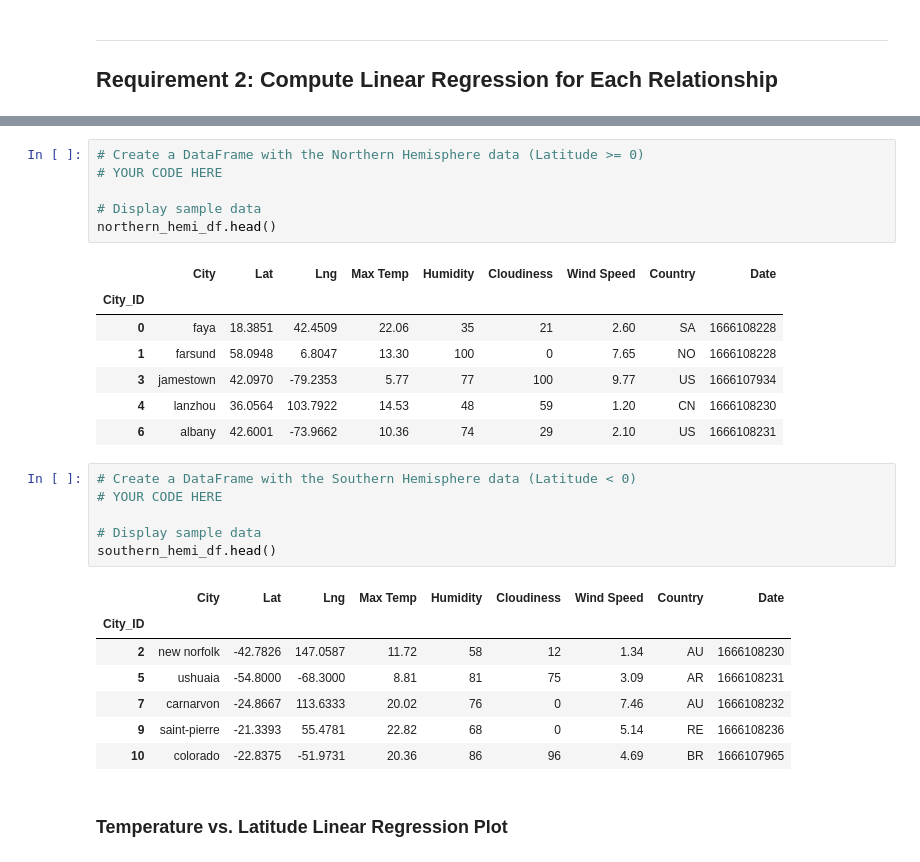
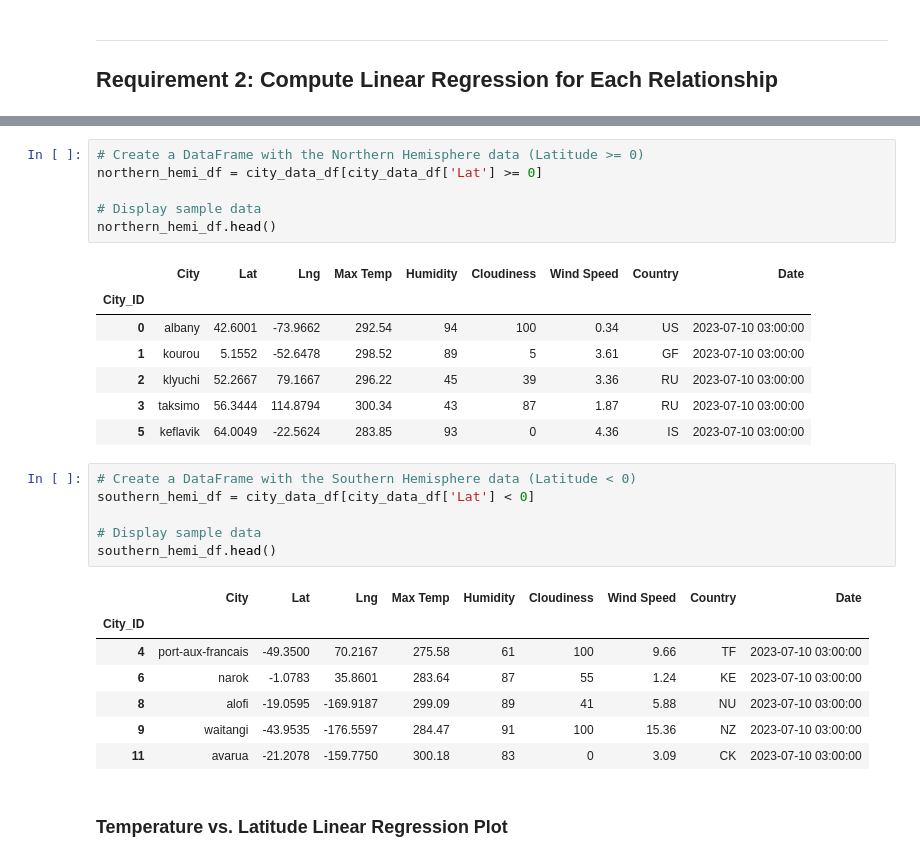
Before and after one commit to martinezzkyara/python-api-challenge, a Jupyter notebook: WeatherPy/WeatherPy.ipynb, the cells around one changed output, grey strips where cells are left out. Cells and saved outputs as stored; diff of their text form.

```diff
--- a/WeatherPy/WeatherPy.ipynb
+++ b/WeatherPy/WeatherPy.ipynb
@@ -256,30 +280,30 @@ plt.show()
 # %%
 # Create a DataFrame with the Northern Hemisphere data (Latitude >= 0)
-# YOUR CODE HERE
+northern_hemi_df = city_data_df[city_data_df['Lat'] >= 0]
 
 # Display sample data
 northern_hemi_df.head()
 # %% [output]
 |  | City | Lat | Lng | Max Temp | Humidity | Cloudiness | Wind Speed | Country | Date |
 | City_ID |  |  |  |  |  |  |  |  |  |
-| 0 | faya | 18.3851 | 42.4509 | 22.06 | 35 | 21 | 2.60 | SA | 1666108228 |
-| 1 | farsund | 58.0948 | 6.8047 | 13.30 | 100 | 0 | 7.65 | NO | 1666108228 |
-| 3 | jamestown | 42.0970 | -79.2353 | 5.77 | 77 | 100 | 9.77 | US | 1666107934 |
-| 4 | lanzhou | 36.0564 | 103.7922 | 14.53 | 48 | 59 | 1.20 | CN | 1666108230 |
-| 6 | albany | 42.6001 | -73.9662 | 10.36 | 74 | 29 | 2.10 | US | 1666108231 |
+| 0 | albany | 42.6001 | -73.9662 | 292.54 | 94 | 100 | 0.34 | US | 2023-07-10 03:00:00 |
+| 1 | kourou | 5.1552 | -52.6478 | 298.52 | 89 | 5 | 3.61 | GF | 2023-07-10 03:00:00 |
+| 2 | klyuchi | 52.2667 | 79.1667 | 296.22 | 45 | 39 | 3.36 | RU | 2023-07-10 03:00:00 |
+| 3 | taksimo | 56.3444 | 114.8794 | 300.34 | 43 | 87 | 1.87 | RU | 2023-07-10 03:00:00 |
+| 5 | keflavik | 64.0049 | -22.5624 | 283.85 | 93 | 0 | 4.36 | IS | 2023-07-10 03:00:00 |
 # %%
 # Create a DataFrame with the Southern Hemisphere data (Latitude < 0)
-# YOUR CODE HERE
+southern_hemi_df = city_data_df[city_data_df['Lat'] < 0]
 
 # Display sample data
 southern_hemi_df.head()
 # %% [output]
 |  | City | Lat | Lng | Max Temp | Humidity | Cloudiness | Wind Speed | Country | Date |
 | City_ID |  |  |  |  |  |  |  |  |  |
-| 2 | new norfolk | -42.7826 | 147.0587 | 11.72 | 58 | 12 | 1.34 | AU | 1666108230 |
-| 5 | ushuaia | -54.8000 | -68.3000 | 8.81 | 81 | 75 | 3.09 | AR | 1666108231 |
-| 7 | carnarvon | -24.8667 | 113.6333 | 20.02 | 76 | 0 | 7.46 | AU | 1666108232 |
-| 9 | saint-pierre | -21.3393 | 55.4781 | 22.82 | 68 | 0 | 5.14 | RE | 1666108236 |
-| 10 | colorado | -22.8375 | -51.9731 | 20.36 | 86 | 96 | 4.69 | BR | 1666107965 |
+| 4 | port-aux-francais | -49.3500 | 70.2167 | 275.58 | 61 | 100 | 9.66 | TF | 2023-07-10 03:00:00 |
+| 6 | narok | -1.0783 | 35.8601 | 283.64 | 87 | 55 | 1.24 | KE | 2023-07-10 03:00:00 |
+| 8 | alofi | -19.0595 | -169.9187 | 299.09 | 89 | 41 | 5.88 | NU | 2023-07-10 03:00:00 |
+| 9 | waitangi | -43.9535 | -176.5597 | 284.47 | 91 | 100 | 15.36 | NZ | 2023-07-10 03:00:00 |
+| 11 | avarua | -21.2078 | -159.7750 | 300.18 | 83 | 0 | 3.09 | CK | 2023-07-10 03:00:00 |
 # %% [markdown]
 ###  Temperature vs. Latitude Linear Regression Plot
```
Also changed, not shown: parts of 38 cells of this notebook, 6 other files.
